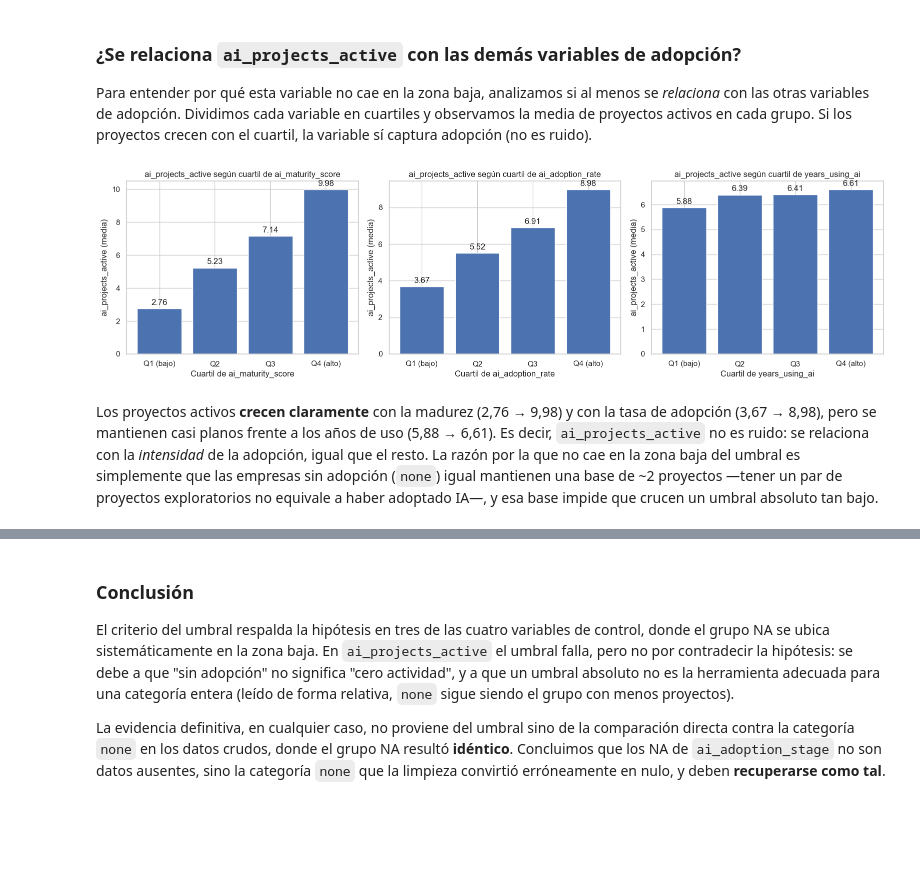
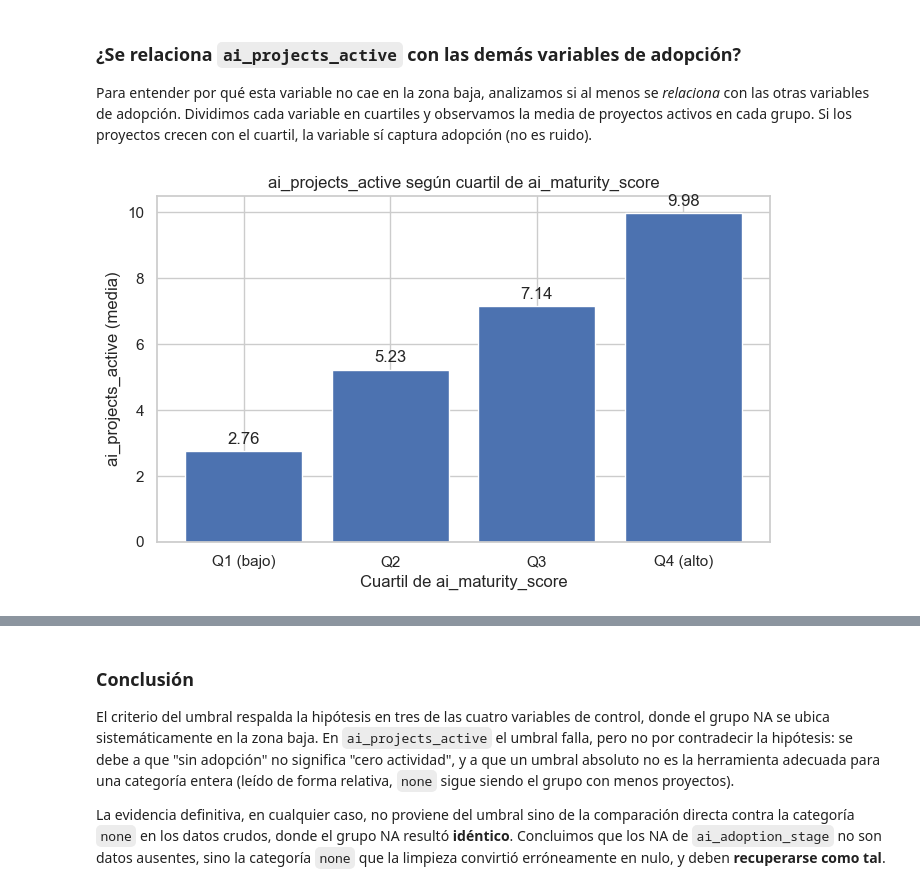
Before and after one commit to Ericsig/DiploDatos, a Jupyter notebook: notebook/eda_notebook.ipynb, the cells around one changed output, grey strips where cells are left out. Saved outputs shown, nothing was run; the diff lists cells and outputs as text; code cells hidden in the pictures; blank space fills up the shorter version.

```diff
--- a/notebook/eda_notebook.ipynb
+++ b/notebook/eda_notebook.ipynb
@@ -1074,19 +1114,10 @@ def barras_por_cuartil(df, var, y, ax):
     ax.set_title(f'{y} según cuartil de {var}')
     ax.set_xlabel(f'Cuartil de {var}')
     ax.set_ylabel(f'{y} (media)')
-
-fig, axes = plt.subplots(1, 3, figsize=(16, 4.5))
-for ax, v in zip(axes, vars_x):
-    barras_por_cuartil(company_limpio, v, y, ax)
-plt.tight_layout()
-plt.show()
-# %% [output]
-[figure, removed]
-# %% [markdown]
-Los proyectos activos **crecen claramente** con la madurez (2,76 → 9,98) y con la tasa
-de adopción (3,67 → 8,98), pero se mantienen casi planos frente a los años de uso
-(5,88 → 6,61). Es decir, `ai_projects_active` no es ruido: se relaciona con la
-*intensidad* de la adopción, igual que el resto. La razón por la que no cae en la zona
-baja del umbral es simplemente que las empresas sin adopción (`none`) igual mantienen
-una base de ~2 proyectos —tener un par de proyectos exploratorios no equivale a haber
-adoptado IA—, y esa base impide que crucen un umbral absoluto tan bajo.
+# %%
+fig, ax = plt.subplots(figsize=(7, 4.5))
+barras_por_cuartil(company_limpio, 'ai_maturity_score', y, ax)
+plt.tight_layout()
+plt.show()
+# %% [output]
+[figure, added]
```
Also changed, not shown: parts of 79 cells of this notebook.
